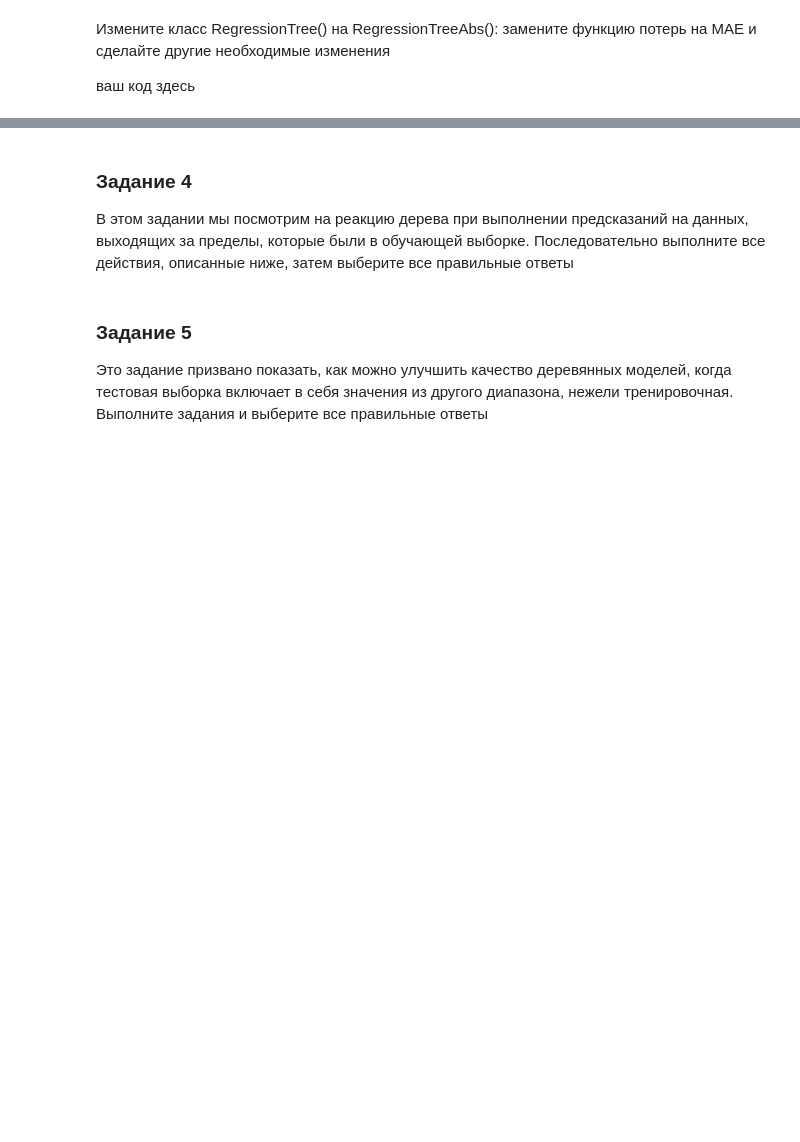
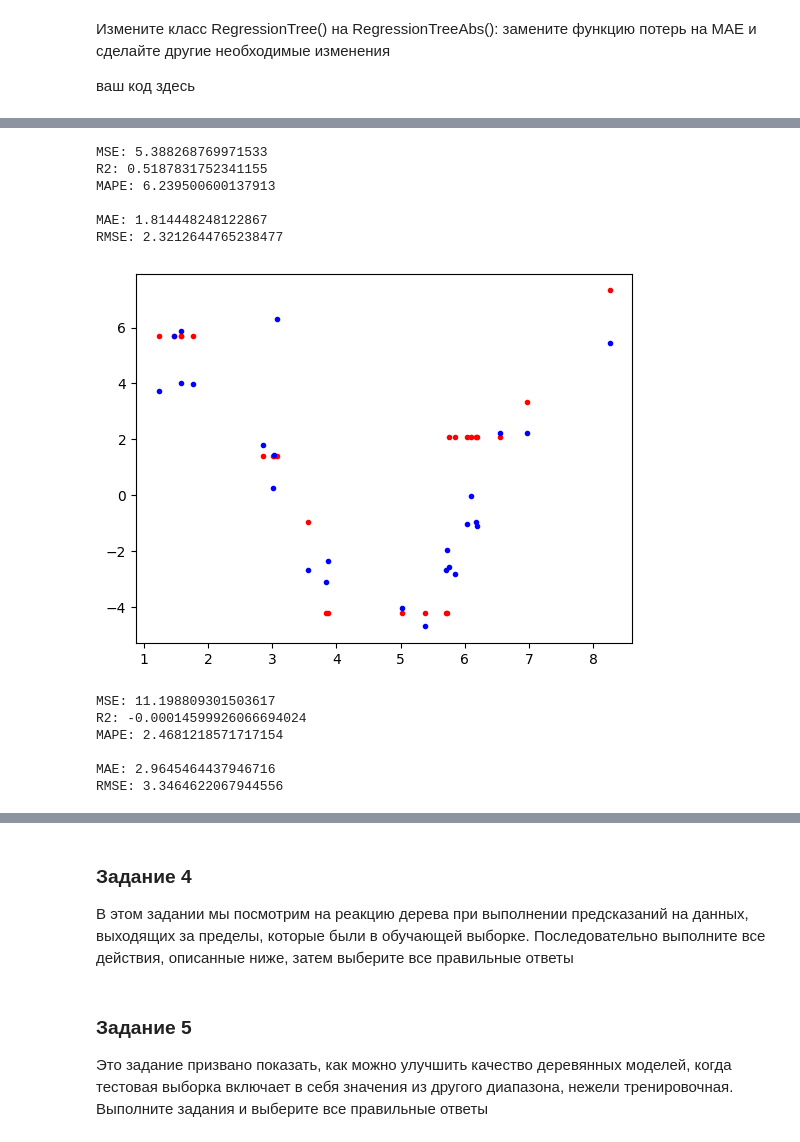
Before and after one commit to alexmtb/ods_classic_ml, a Jupyter notebook: 4_Деревья. Их построение. Версия для студентов (с пропусками).ipynb, the cells around one changed output, grey strips where cells are left out. Saved outputs shown, nothing was run; the diff lists cells and outputs as text; code cells hidden in the pictures; blank space fills up the shorter version.

```diff
--- a/4_Деревья. Их построение. Версия для студентов (с пропусками).ipynb
+++ b/4_Деревья. Их построение. Версия для студентов (с пропусками).ipynb
@@ -737,24 +1040,52 @@ data.head()
 # %%
 # Снова разделите данные на тренировочную и тестовую выборки, test_size=0.25
-X_train, X_test, y_train, y_test = # ваш код здесь
+X_train, X_test, y_train, y_test = train_test_split(data[['x']], data['y'],
+                                                    test_size=0.25,
+                                                    random_state=RANDOM_STATE) # ваш код здесь
 # %%
 # Используйте первоначальное дерево с классом RegressionTree
 # ваш код здесь
 # %%
 # Создайте дерево RegressionTree с max_depth=4, обучите его, выполните обрезку, а затем предскажите на тестовой выборке. Выведите RMSE и MAE
-mse_tree = # ваш код здесь
+mse_tree_2 = RegressionTreePrunning(max_depth=4) # ваш код здесь
 # ваш код здесь
-mse_tree_pred = # ваш код здесь
+mse_tree_2.fit(X_train, y_train)
+mse_tree_2.prunning(eps=0.3)
+mse_tree_pred_2 = mse_tree_2.predict(X_test)
+metrics_report(y_test, mse_tree_pred_2)
 # ваш код здесь
+print(f'\nMAE: {mean_absolute_error(y_test, mse_tree_pred_2)}')
+print(f'RMSE: {np.sqrt(mean_squared_error(y_test, mse_tree_pred_2))}')
+# %% [output]
+MSE: 5.388268769971533
+R2: 0.5187831752341155
+MAPE: 6.239500600137913
+
+MAE: 1.814448248122867
+RMSE: 2.3212644765238477
 # %%
 # Визуализируйте полученные предсказания
-plt.scatter(X_test, mse_tree_pred, color='r', marker='.')
+plt.scatter(X_test, mse_tree_pred_2, color='r', marker='.')
 plt.scatter(X_test, y_test, color='b', marker='.');
+# %% [output]
+[figure, added]
 # %%
-# Создайте дерево egressionTreeAbs() с max_depth=4, обучите его, выполните обрезку, а затем предскажите на тестовой выборке. Выведите RMSE и MAE
-mae_tree = # ваш код здесь
+# Создайте дерево RegressionTreeAbs() с max_depth=4, обучите его, выполните обрезку, а затем предскажите на тестовой выборке. Выведите RMSE и MAE
+mae_tree_2 = RegressionTreeAbs(max_depth=4) # ваш код здесь
 # ваш код здесь
-mae_tree_pred = # ваш код здесь
+mae_tree_2.fit(X_train, y_train)
+mae_tree_2.prunning(eps=0.1)
+mae_tree_pred_2 = mae_tree_2.predict(X_test)
+metrics_report(y_test, mae_tree_pred_2)
 # ваш код здесь
+print(f'\nMAE: {mean_absolute_error(y_test, mae_tree_pred_2)}')
+print(f'RMSE: {np.sqrt(mean_squared_error(y_test, mae_tree_pred_2))}')
+# %% [output]
+MSE: 11.198809301503617
+R2: -0.00014599926066694024
+MAPE: 2.4681218571717154
+
+MAE: 2.9645464437946716
+RMSE: 3.3464622067944556
 # %%
 # Визуализируйте полученные предсказания и сделайте выводы
```
Also changed, not shown: parts of 9 cells of this notebook.
